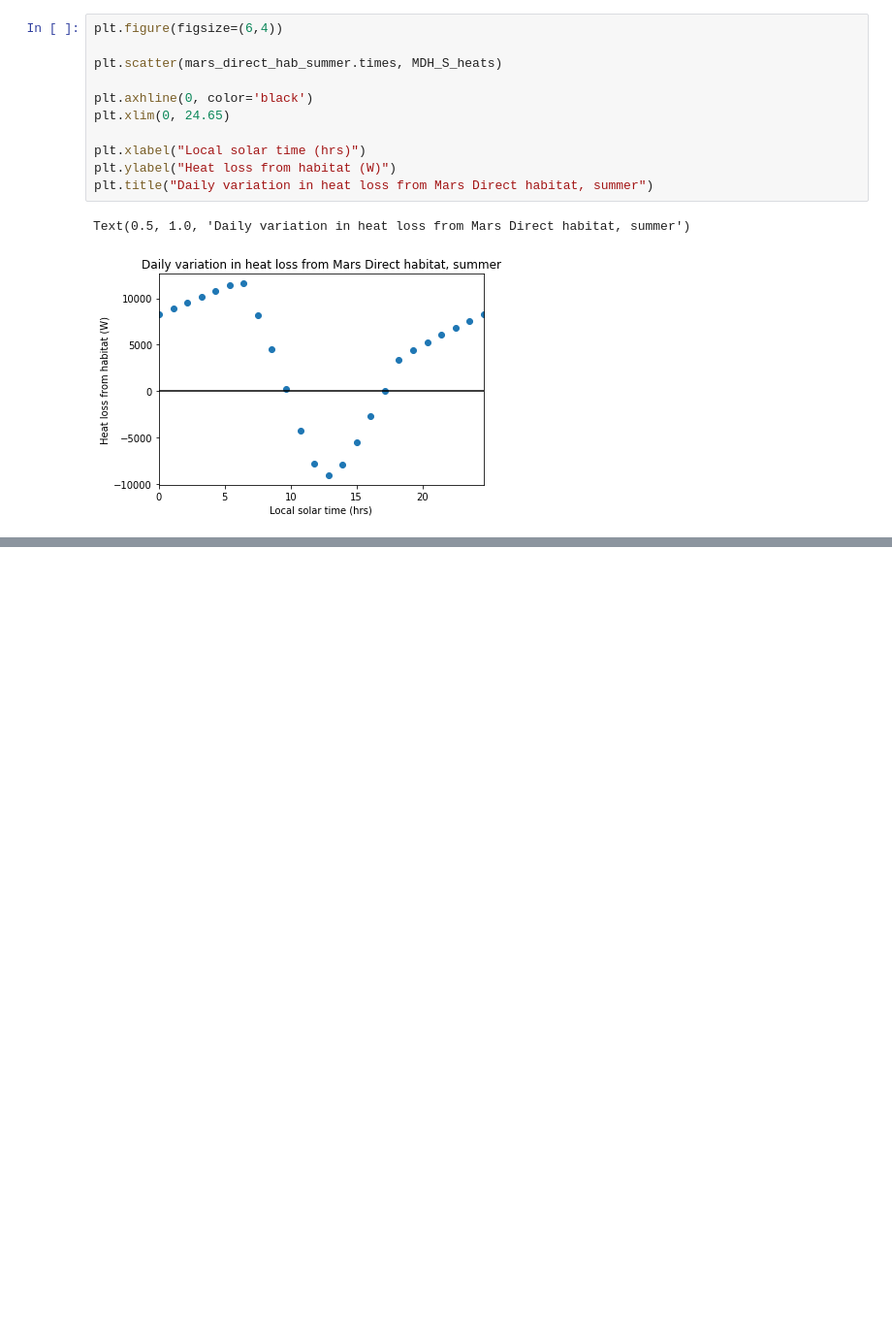
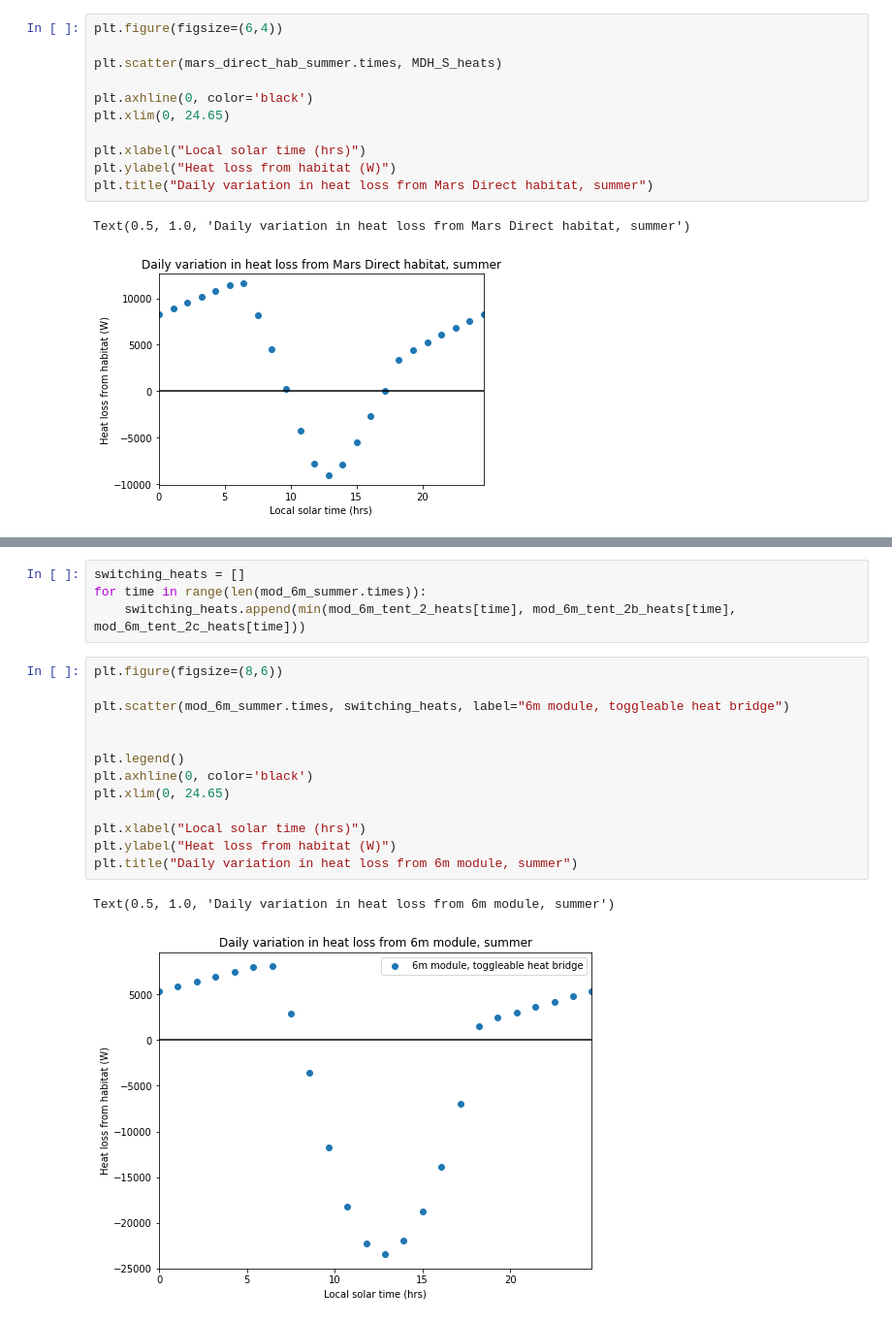
Before and after one commit to smross106/Syrtis, a Jupyter notebook: Nexus_Aurora_Buildings.ipynb, the cells around one changed output, grey strips where cells are left out. Shown at 97% size. Drawn from its saved outputs; the diff is of its cells as text; blank space fills up the shorter version.

```diff
--- a/Nexus_Aurora_Buildings.ipynb
+++ b/Nexus_Aurora_Buildings.ipynb
@@ -190,0 +290,20 @@ print(mod_6m_reports[12], "\n \n", mod_6m_tent_reports[12], "\n \n", mod_6m_tent
+# %%
+switching_heats = []
+for time in range(len(mod_6m_summer.times)):
+    switching_heats.append(min(mod_6m_tent_2_heats[time], mod_6m_tent_2b_heats[time], mod_6m_tent_2c_heats[time]))
+# %%
+plt.figure(figsize=(8,6))
+
+plt.scatter(mod_6m_summer.times, switching_heats, label="6m module, toggleable heat bridge")
+
+
+plt.legend()
+plt.axhline(0, color='black')
+plt.xlim(0, 24.65)
+
+plt.xlabel("Local solar time (hrs)")
+plt.ylabel("Heat loss from habitat (W)")
+plt.title("Daily variation in heat loss from 6m module, summer")
+# %% [output]
+Text(0.5, 1.0, 'Daily variation in heat loss from 6m module, summer')
+[figure, added]
```
Also changed, not shown: parts of 14 cells of this notebook, 3 other files.
